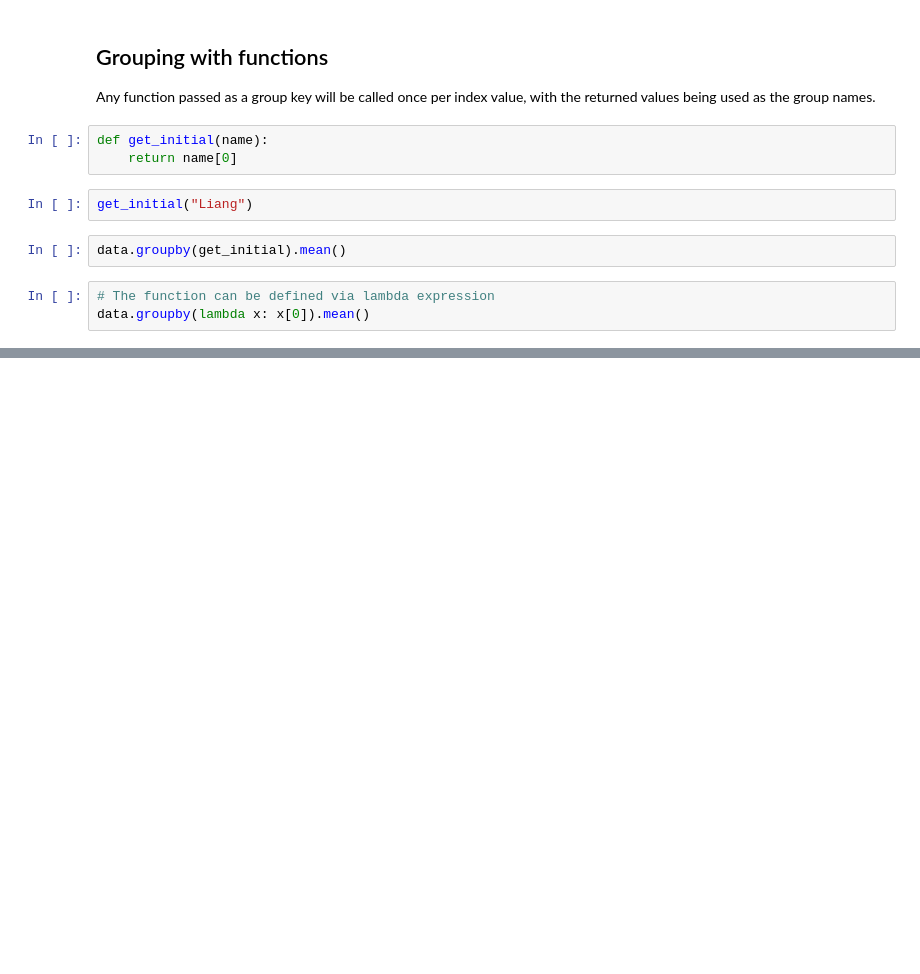
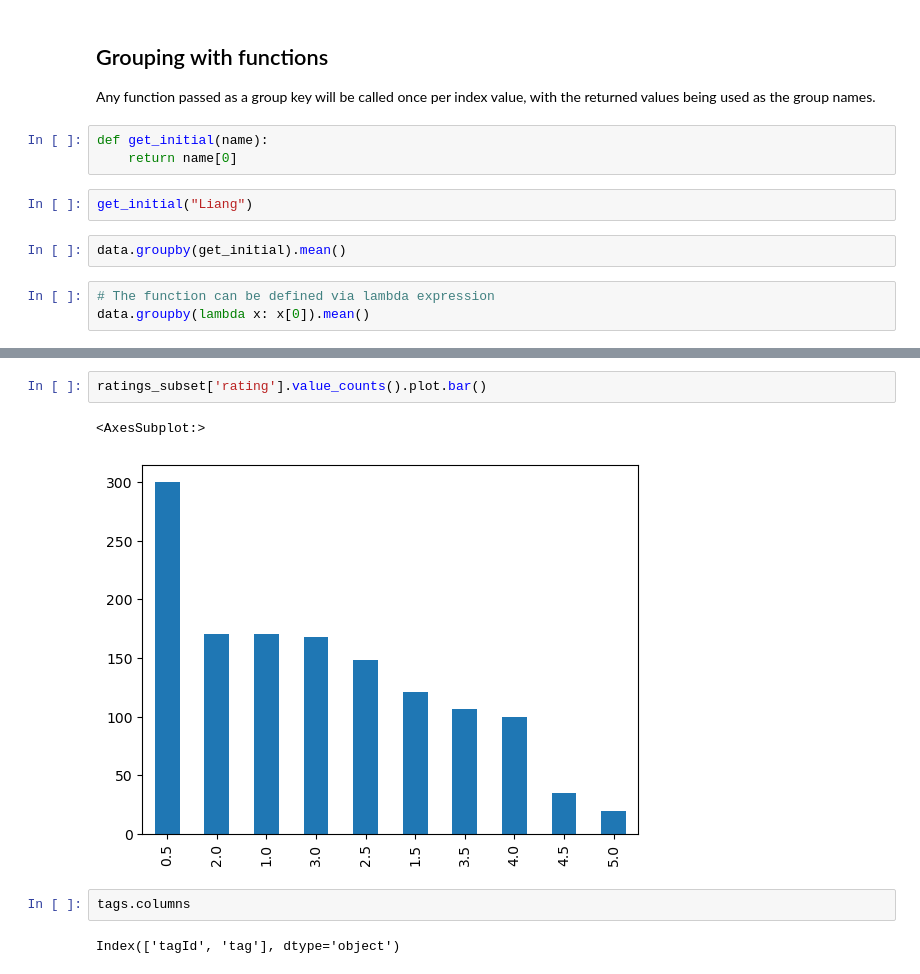
Before and after one commit to ch00226855/CMP464788Spring2023, a Jupyter notebook: Week13_GroupByMechanics.ipynb, the cells around one changed output, grey strips where cells are left out. Saved outputs shown, nothing was run; the diff lists cells and outputs as text; blank space fills up the shorter version.

```diff
--- a/Week13_GroupByMechanics.ipynb
+++ b/Week13_GroupByMechanics.ipynb
@@ -171,0 +412,9 @@ data.groupby(lambda x: x[0]).mean()
+# %%
+ratings_subset['rating'].value_counts().plot.bar()
+# %% [output]
+<AxesSubplot:>
+[figure, added]
+# %%
+tags.columns
+# %% [output]
+Index(['tagId', 'tag'], dtype='object')
```
Also changed, not shown: parts of 36 cells of this notebook.
